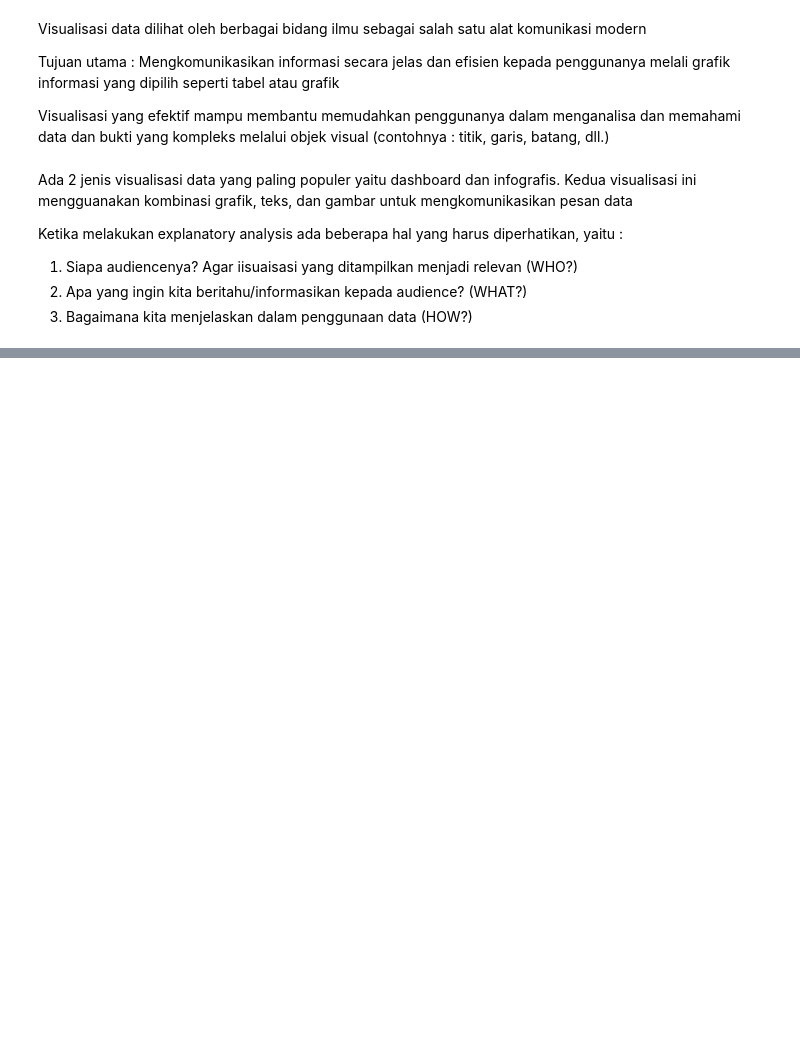
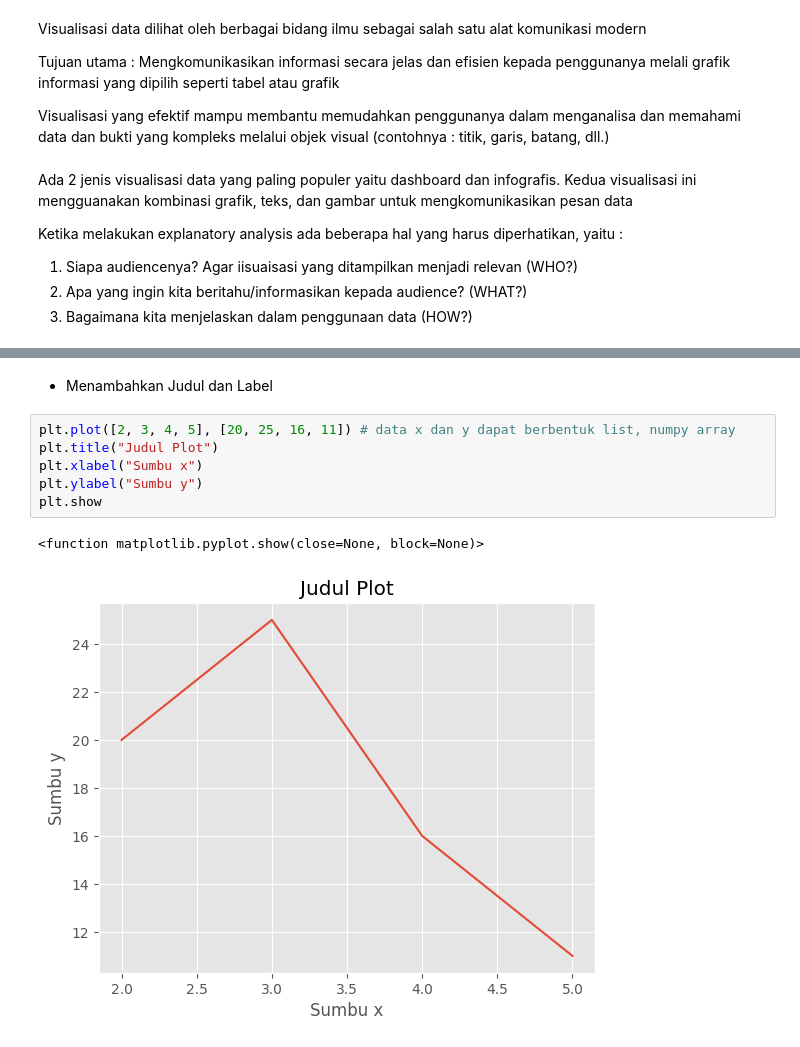
Before and after one commit to kireikharisma/H8_3, a Jupyter notebook: sesi7.ipynb, the cells around one changed output, grey strips where cells are left out. Saved outputs shown, nothing was run; the diff lists cells and outputs as text; blank space fills up the shorter version.

```diff
--- a/sesi7.ipynb
+++ b/sesi7.ipynb
@@ -632,0 +667,11 @@ Ketika melakukan explanatory analysis ada beberapa hal yang harus diperhatikan,
+# %% [markdown]
+- Menambahkan Judul dan Label
+# %%
+plt.plot([2, 3, 4, 5], [20, 25, 16, 11]) # data x dan y dapat berbentuk list, numpy array
+plt.title("Judul Plot")
+plt.xlabel("Sumbu x")
+plt.ylabel("Sumbu y")
+plt.show
+# %% [output]
+<function matplotlib.pyplot.show(close=None, block=None)>
+[figure, added]
```
Also changed, not shown: parts of 119 cells of this notebook.
